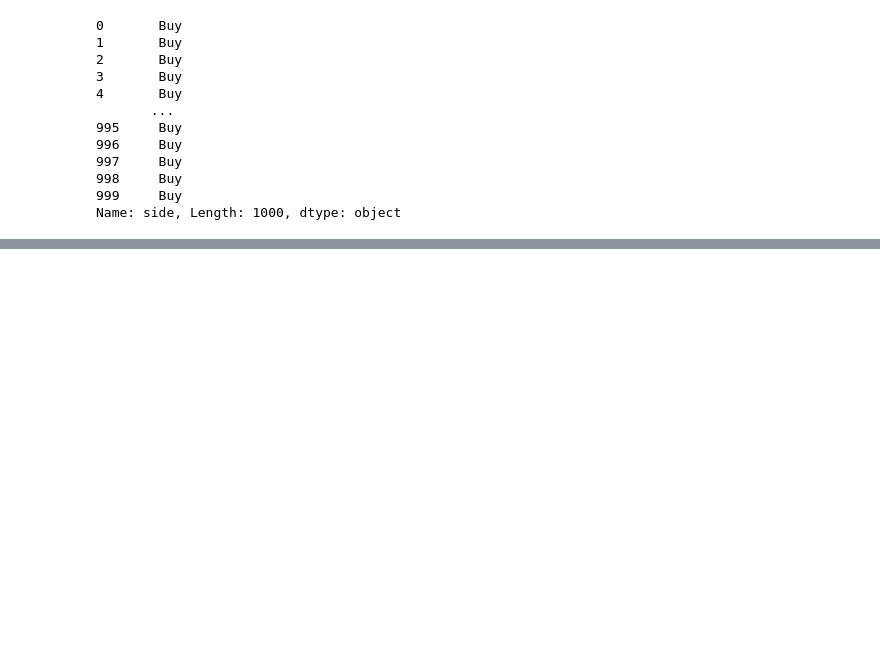
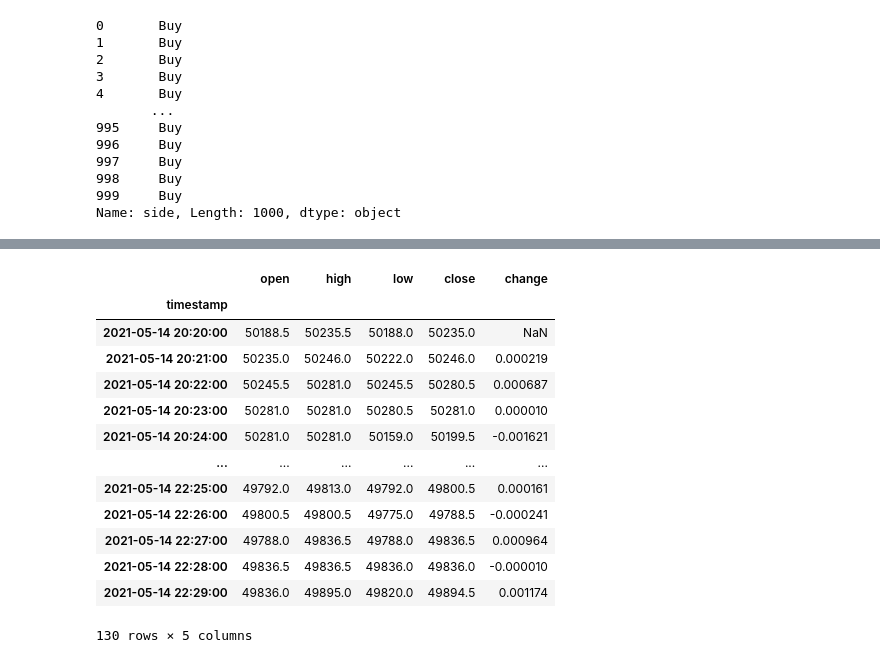
Before and after one commit to yasstake/Hige, a Jupyter notebook: notebook/analyze.ipynb, the cells around one changed output, grey strips where cells are left out. Cells and saved outputs as stored; diff of their text form; code cells hidden in the pictures; blank space fills up the shorter version.

```diff
--- a/notebook/analyze.ipynb
+++ b/notebook/analyze.ipynb
@@ -109,0 +184,25 @@ plt.show()
+# %%
+
+exec_df.index = pd.DatetimeIndex(exec_df['timestamp'])
+#exec_df.set_index('timestamp')
+
+min_price=exec_df['price'].resample("min").ohlc()
+
+min_price['change'] = min_price['close'].pct_change()
+
+min_price
+# %% [output]
+|  | open | high | low | close | change |
+| timestamp |  |  |  |  |  |
+| 2021-05-14 20:20:00 | 50188.5 | 50235.5 | 50188.0 | 50235.0 | NaN |
+| 2021-05-14 20:21:00 | 50235.0 | 50246.0 | 50222.0 | 50246.0 | 0.000219 |
+| 2021-05-14 20:22:00 | 50245.5 | 50281.0 | 50245.5 | 50280.5 | 0.000687 |
+| 2021-05-14 20:23:00 | 50281.0 | 50281.0 | 50280.5 | 50281.0 | 0.000010 |
+| 2021-05-14 20:24:00 | 50281.0 | 50281.0 | 50159.0 | 50199.5 | -0.001621 |
+| ... | ... | ... | ... | ... | ... |
+| 2021-05-14 22:25:00 | 49792.0 | 49813.0 | 49792.0 | 49800.5 | 0.000161 |
+| 2021-05-14 22:26:00 | 49800.5 | 49800.5 | 49775.0 | 49788.5 | -0.000241 |
+| 2021-05-14 22:27:00 | 49788.0 | 49836.5 | 49788.0 | 49836.5 | 0.000964 |
+| 2021-05-14 22:28:00 | 49836.5 | 49836.5 | 49836.0 | 49836.0 | -0.000010 |
+| 2021-05-14 22:29:00 | 49836.0 | 49895.0 | 49820.0 | 49894.5 | 0.001174 |
+130 rows × 5 columns
```
Also changed, not shown: parts of 16 cells of this notebook.
